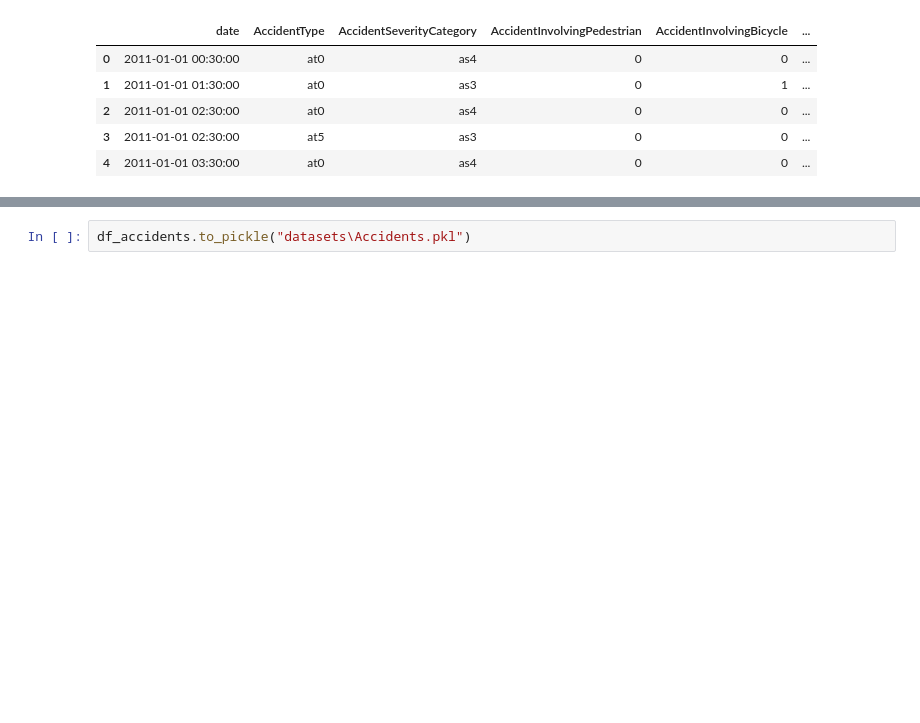
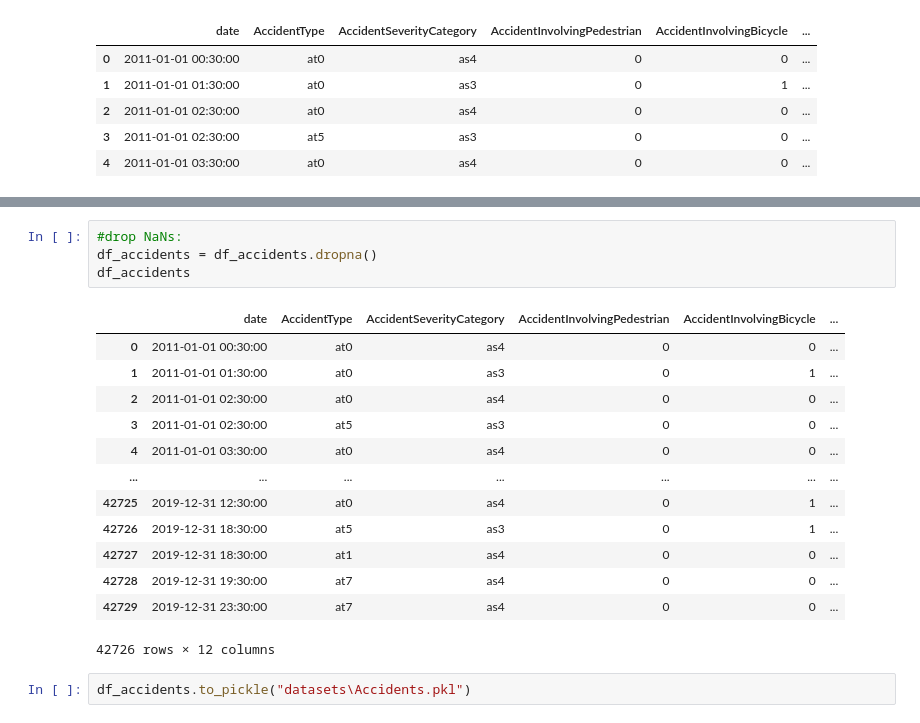
Before and after one commit to Antonio-226/Big-Data-Analytics-Group-Project, a Jupyter notebook: Preprocessing_Accidents.ipynb, the cells around one changed output, grey strips where cells are left out. Drawn from its saved outputs; the diff is of its cells as text; blank space fills up the shorter version.

```diff
--- a/Preprocessing_Accidents.ipynb
+++ b/Preprocessing_Accidents.ipynb
@@ -398,2 +423,20 @@ df_accidents.head()
+# %%
+#drop NaNs:
+df_accidents = df_accidents.dropna()
+df_accidents
+# %% [output]
+|  | date | AccidentType | AccidentSeverityCategory | AccidentInvolvingPedestrian | AccidentInvolvingBicycle | ... |
+| 0 | 2011-01-01 00:30:00 | at0 | as4 | 0 | 0 | ... |
+| 1 | 2011-01-01 01:30:00 | at0 | as3 | 0 | 1 | ... |
+| 2 | 2011-01-01 02:30:00 | at0 | as4 | 0 | 0 | ... |
+| 3 | 2011-01-01 02:30:00 | at5 | as3 | 0 | 0 | ... |
+| 4 | 2011-01-01 03:30:00 | at0 | as4 | 0 | 0 | ... |
+| ... | ... | ... | ... | ... | ... | ... |
+| 42725 | 2019-12-31 12:30:00 | at0 | as4 | 0 | 1 | ... |
+| 42726 | 2019-12-31 18:30:00 | at5 | as3 | 0 | 1 | ... |
+| 42727 | 2019-12-31 18:30:00 | at1 | as4 | 0 | 0 | ... |
+| 42728 | 2019-12-31 19:30:00 | at7 | as4 | 0 | 0 | ... |
+| 42729 | 2019-12-31 23:30:00 | at7 | as4 | 0 | 0 | ... |
+42726 rows × 12 columns
 # %%
 df_accidents.to_pickle("datasets\Accidents.pkl")
```
Also changed, not shown: parts of 7 cells of this notebook.
